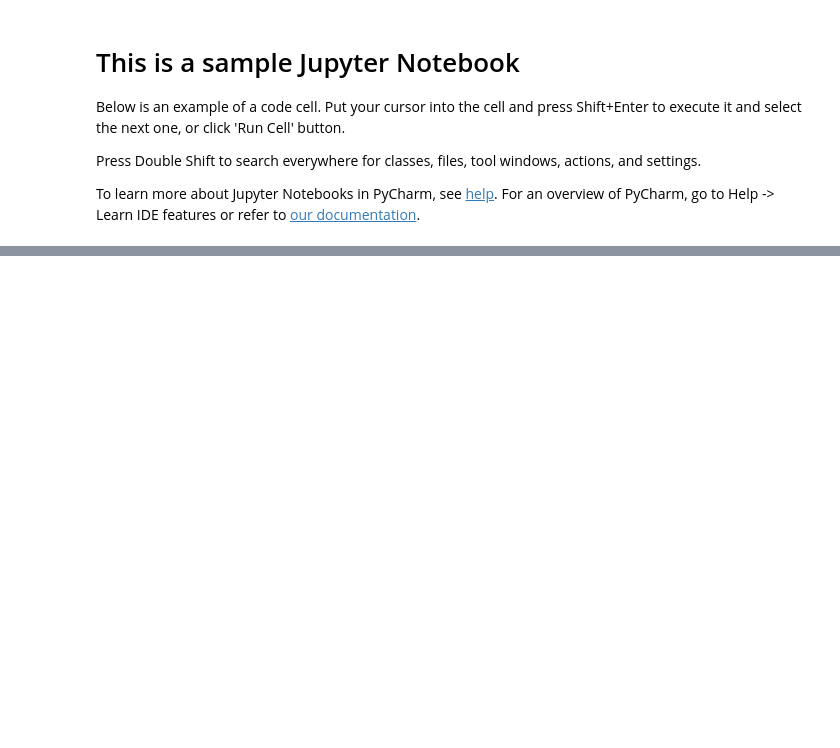
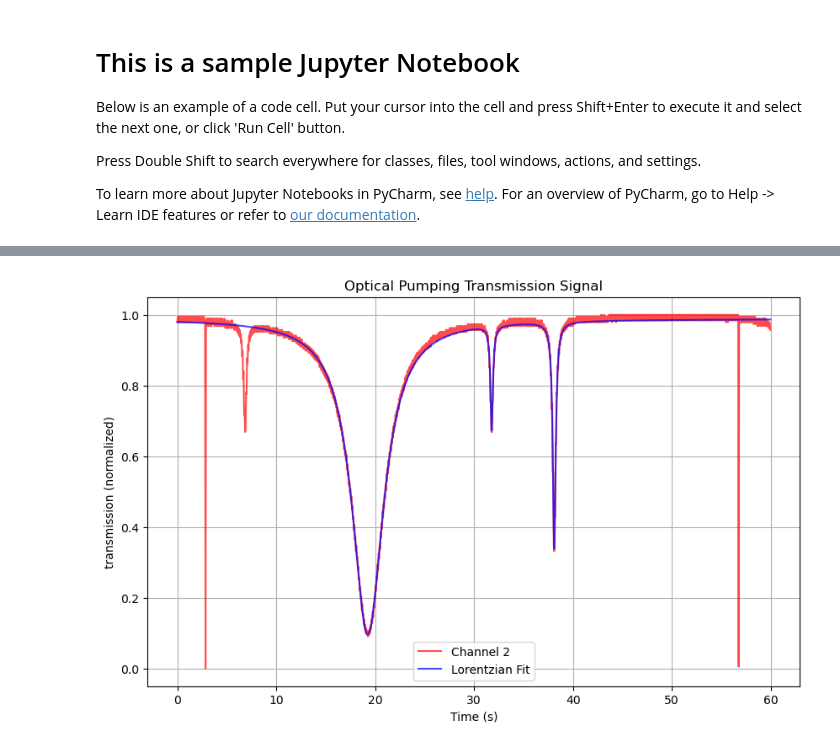
Before and after one commit to MarkZhit/PHYS409-Optical_Pumping, a Jupyter notebook: sample.ipynb, the cells around one changed output, grey strips where cells are left out. Cells and saved outputs as stored; diff of their text form; code cells hidden in the pictures; blank space fills up the shorter version.

```diff
--- a/sample.ipynb
+++ b/sample.ipynb
@@ -20,0 +53,12 @@ def multi_lorentz(x, A, h1, g1, x0_1, h2, g2, x0_2, h3, g3, x0_3):
+# %%
+#    (A, h1, g1, x0_1, h2, g2, x0_2,  h3, g3, x0_3):
+variables = ["A", "h1", "g1", "x0_1", "h2", "g2", "x0_2",  "h3", "g3", "x0_3"]
+p0 = (1, 1, 0.3, 18, 0.3, 0.1, 32, 0.5, 0.1, 38)
+lower_bound = (0,0,0,0,0,0,0,0,0,0)
+upper_bound = (2,2,2,100,2,2,100,2,2,100)
+bounds = [lower_bound, upper_bound]
+popt, pcov = curve_fit(multi_lorentz, time, y2_norm, p0=p0,bounds=bounds)
+# popt, pcov = curve_fit(multi_lorentz, x, y2)
+# print(popt)
+for val, name in zip(popt,variables):
+    print(name, val)
@@ -20,0 +76,18 @@ def multi_lorentz(x, A, h1, g1, x0_1, h2, g2, x0_2, h3, g3, x0_3):
+# %%
+plt.figure(figsize=(10, 6))
+
+# Plot CH1 and CH2
+# plt.plot(df['Sequence'], df['CH1'], label='Channel 1', color='blue', alpha=0.7)
+plt.plot(time, y2_norm, label='Channel 2', color='red', alpha=0.7)
+plt.plot(time, multi_lorentz(time,*popt), label='Lorentzian Fit', color='blue', alpha=0.7)
+
+# Labels and formatting
+plt.xlabel('Time (s)')
+plt.ylabel('transmission (normalized)')
+plt.title('Optical Pumping Transmission Signal')
+plt.legend()
+plt.grid(True)
+
+plt.show()
+# %% [output]
+[figure, added]
```
Also changed, not shown: parts of 4 cells of this notebook, 8 other files.
